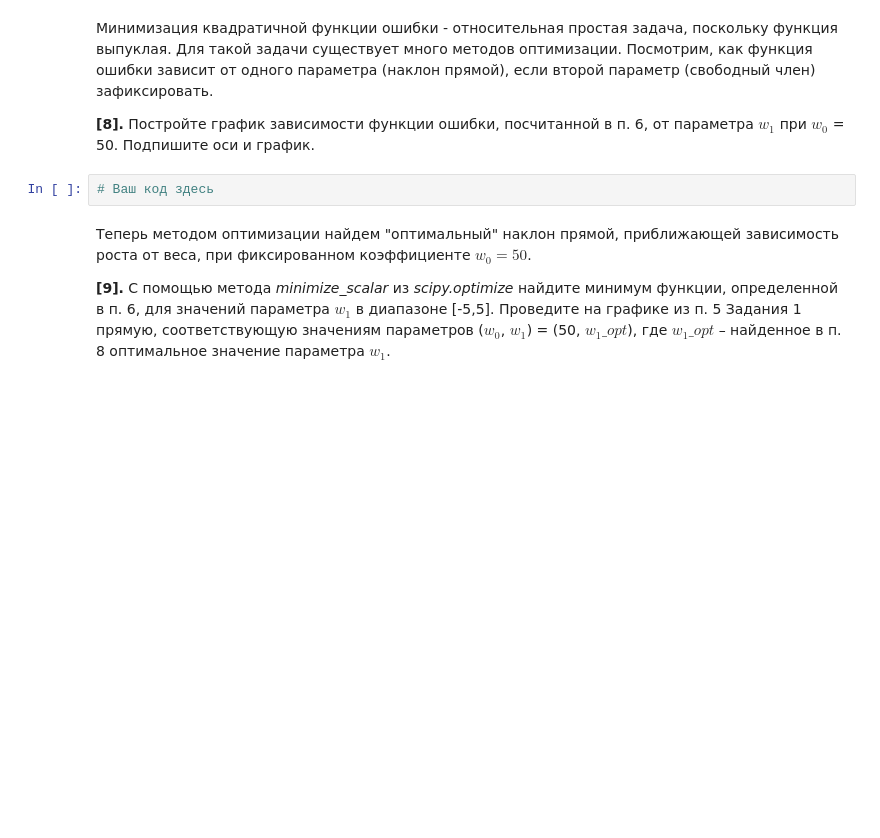
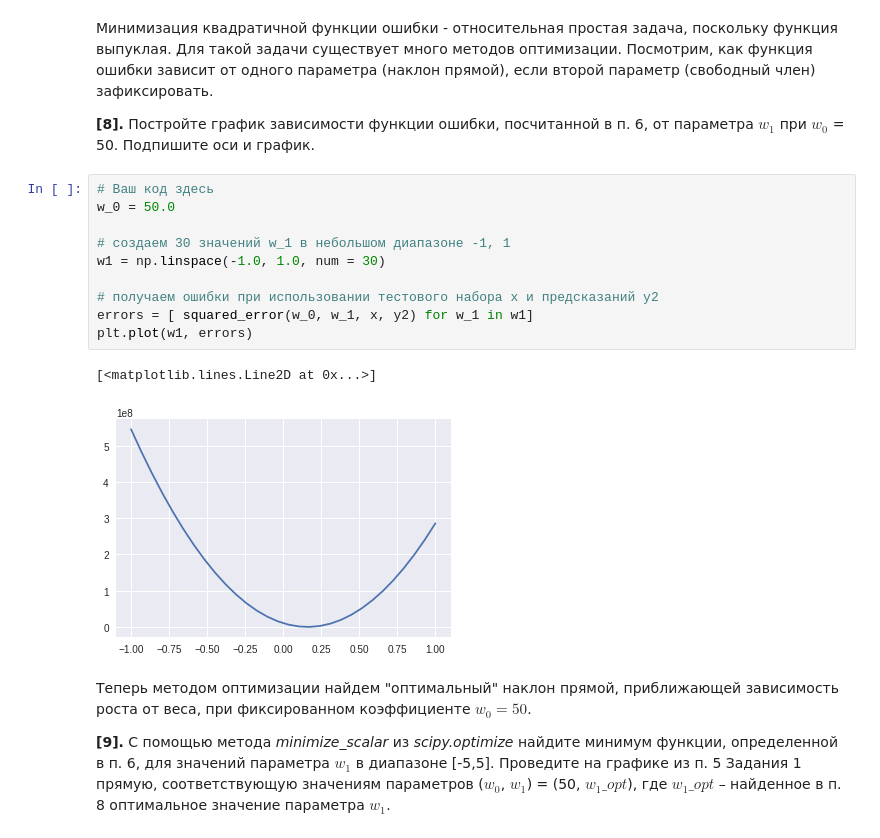
Before and after one commit to MacJei/coursera-cmp2, a Jupyter notebook: w1/peer_review_linreg_height_weight.ipynb, the cells around one changed output. Saved outputs shown, nothing was run; the diff lists cells and outputs as text; blank space fills up the shorter version.

```diff
--- a/w1/peer_review_linreg_height_weight.ipynb
+++ b/w1/peer_review_linreg_height_weight.ipynb
@@ -166,8 +210,19 @@ $$error(w_0, w_1) = \sum_{i=1}^n {(y_i - (w_0 + w_1 * x_i))}^2 $$
 Минимизация квадратичной функции ошибки - относительная простая задача, поскольку функция выпуклая. Для такой задачи существует много методов оптимизации. Посмотрим, как функция ошибки зависит от одного параметра (наклон прямой), если второй параметр (свободный член) зафиксировать.
 
 **[8].** Постройте график зависимости функции ошибки, посчитанной в п. 6, от параметра $w_1$ при $w_0$ = 50. Подпишите оси и график.
-# %%
-# Ваш код здесь
+# %%
+# Ваш код здесь
+w_0 = 50.0
+
+# создаем 30 значений w_1 в небольшом диапазоне -1, 1
+w1 = np.linspace(-1.0, 1.0, num = 30)
+
+# получаем ошибки при использовании тестового набора x и предсказаний y2
+errors = [ squared_error(w_0, w_1, x, y2) for w_1 in w1]
+plt.plot(w1, errors)
+# %% [output]
+[<matplotlib.lines.Line2D at 0x...>]
+[figure, added]
 # %% [markdown]
 Теперь методом оптимизации найдем "оптимальный" наклон прямой, приближающей зависимость роста от веса, при фиксированном коэффициенте $w_0 = 50$.
 
```
Also changed, not shown: parts of 6 cells of this notebook.
